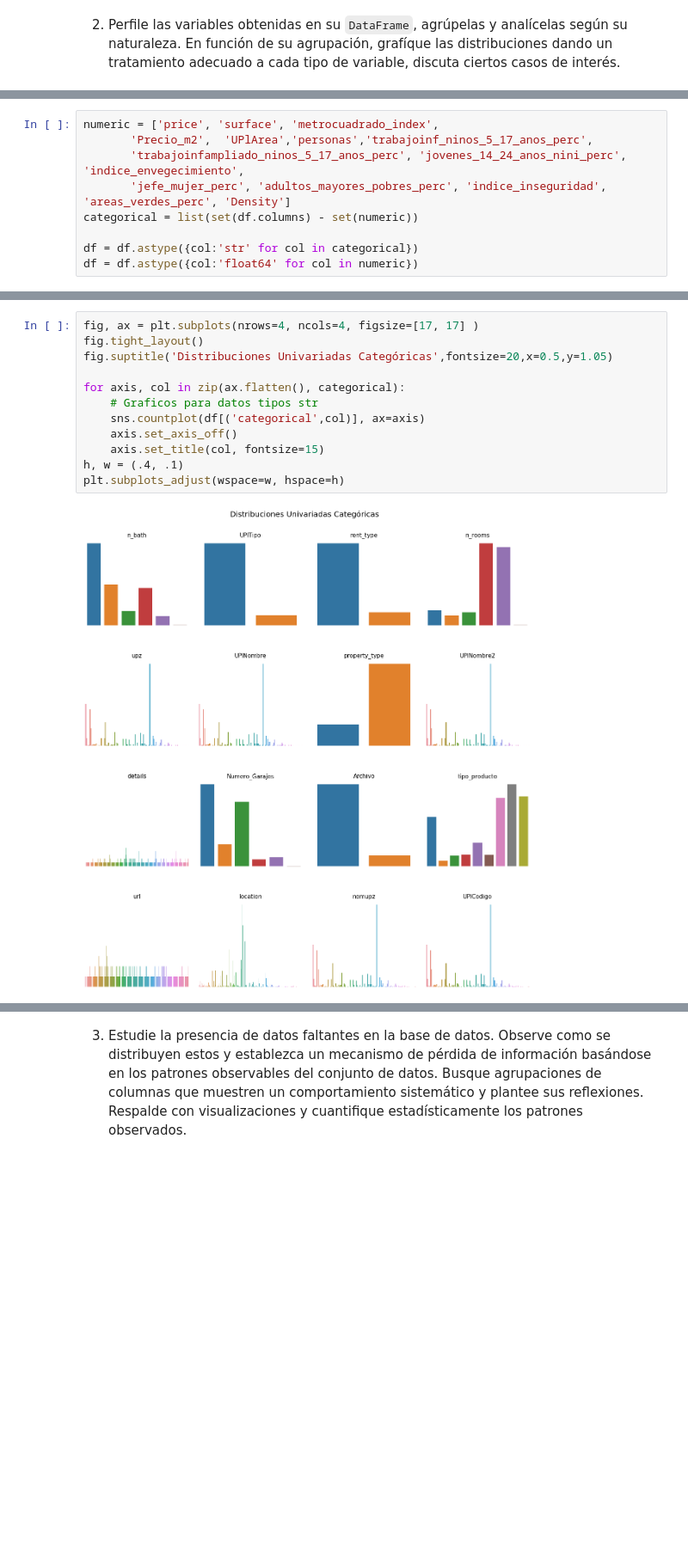
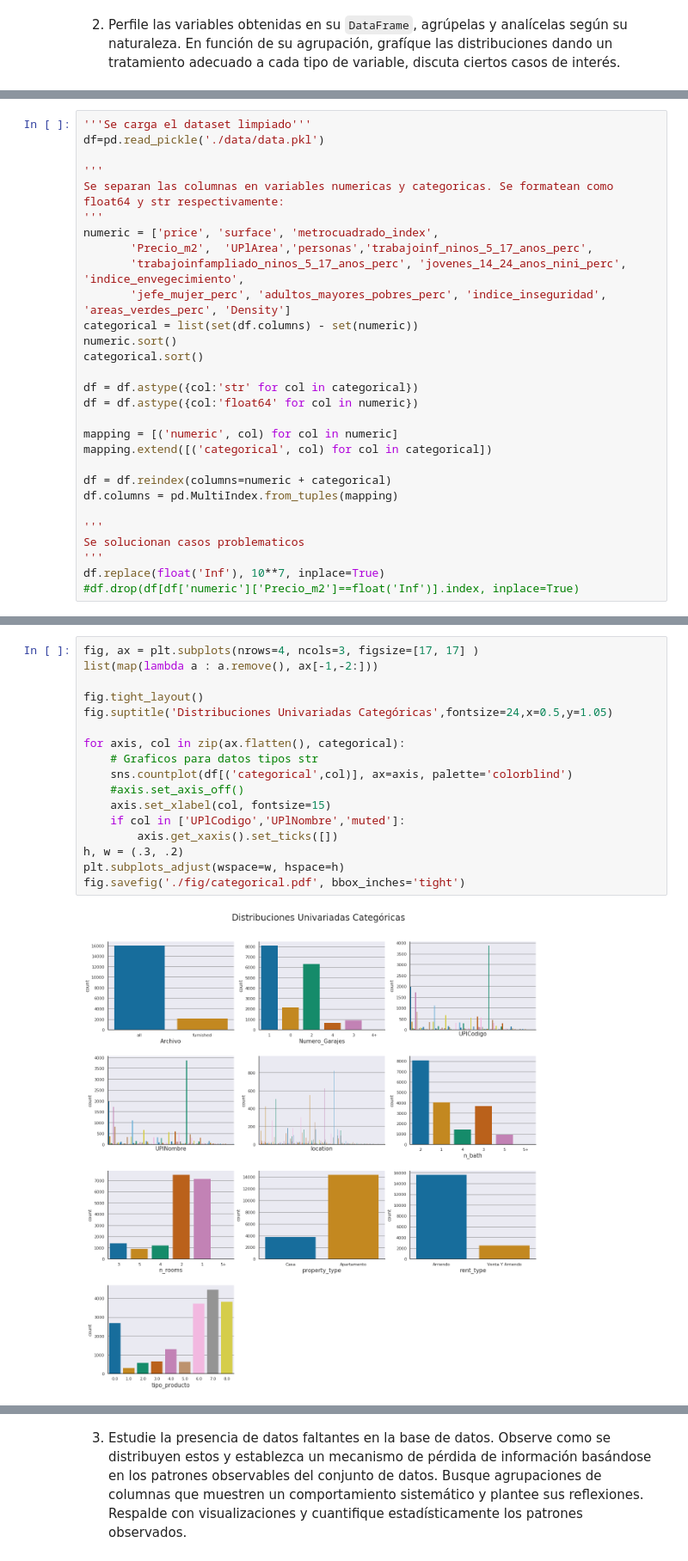
Before and after one commit to fbadilla1/tarea1-Lab, a Jupyter notebook: tarea1.ipynb, the cells around one changed output, grey strips where cells are left out. Shown: that part at 86% size. Saved outputs shown, nothing was run; the diff lists cells and outputs as text; blank space fills up the shorter version.

```diff
--- a/tarea1.ipynb
+++ b/tarea1.ipynb
@@ -259,9 +262,29 @@ memory usage: 4.4+ MB
 # %%
+'''Se carga el dataset limpiado'''
+df=pd.read_pickle('./data/data.pkl')
+
+'''
+Se separan las columnas en variables numericas y categoricas. Se formatean como float64 y str respectivamente:
+'''
 numeric = ['price', 'surface', 'metrocuadrado_index',
        'Precio_m2',  'UPlArea','personas','trabajoinf_ninos_5_17_anos_perc',
        'trabajoinfampliado_ninos_5_17_anos_perc', 'jovenes_14_24_anos_nini_perc', 'indice_envegecimiento',
        'jefe_mujer_perc', 'adultos_mayores_pobres_perc', 'indice_inseguridad', 'areas_verdes_perc', 'Density']
 categorical = list(set(df.columns) - set(numeric))
+numeric.sort()
+categorical.sort()
 
 df = df.astype({col:'str' for col in categorical})
 df = df.astype({col:'float64' for col in numeric})
+
+mapping = [('numeric', col) for col in numeric]
+mapping.extend([('categorical', col) for col in categorical])
+
+df = df.reindex(columns=numeric + categorical)
+df.columns = pd.MultiIndex.from_tuples(mapping)
+
+'''
+Se solucionan casos problematicos
+'''
+df.replace(float('Inf'), 10**7, inplace=True)
+#df.drop(df[df['numeric']['Precio_m2']==float('Inf')].index, inplace=True)
@@ -277,14 +297,19 @@ df.replace(float('Inf'), 10**7, inplace=True)
 # %%
-fig, ax = plt.subplots(nrows=4, ncols=4, figsize=[17, 17] )
+fig, ax = plt.subplots(nrows=4, ncols=3, figsize=[17, 17] )
+list(map(lambda a : a.remove(), ax[-1,-2:]))
+
 fig.tight_layout()
-fig.suptitle('Distribuciones Univariadas Categóricas',fontsize=20,x=0.5,y=1.05)
+fig.suptitle('Distribuciones Univariadas Categóricas',fontsize=24,x=0.5,y=1.05)
 
 for axis, col in zip(ax.flatten(), categorical):
     # Graficos para datos tipos str
-    sns.countplot(df[('categorical',col)], ax=axis)
-    axis.set_axis_off()
-    axis.set_title(col, fontsize=15)
-h, w = (.4, .1)
+    sns.countplot(df[('categorical',col)], ax=axis, palette='colorblind')
+    #axis.set_axis_off()
+    axis.set_xlabel(col, fontsize=15)
+    if col in ['UPlCodigo','UPlNombre','muted']:
+        axis.get_xaxis().set_ticks([])
+h, w = (.3, .2)
 plt.subplots_adjust(wspace=w, hspace=h)
+fig.savefig('./fig/categorical.pdf', bbox_inches='tight')
 # %% [output]
-[figure, old version]
+[figure, new version]
```
Also changed, not shown: parts of 17 cells of this notebook.
